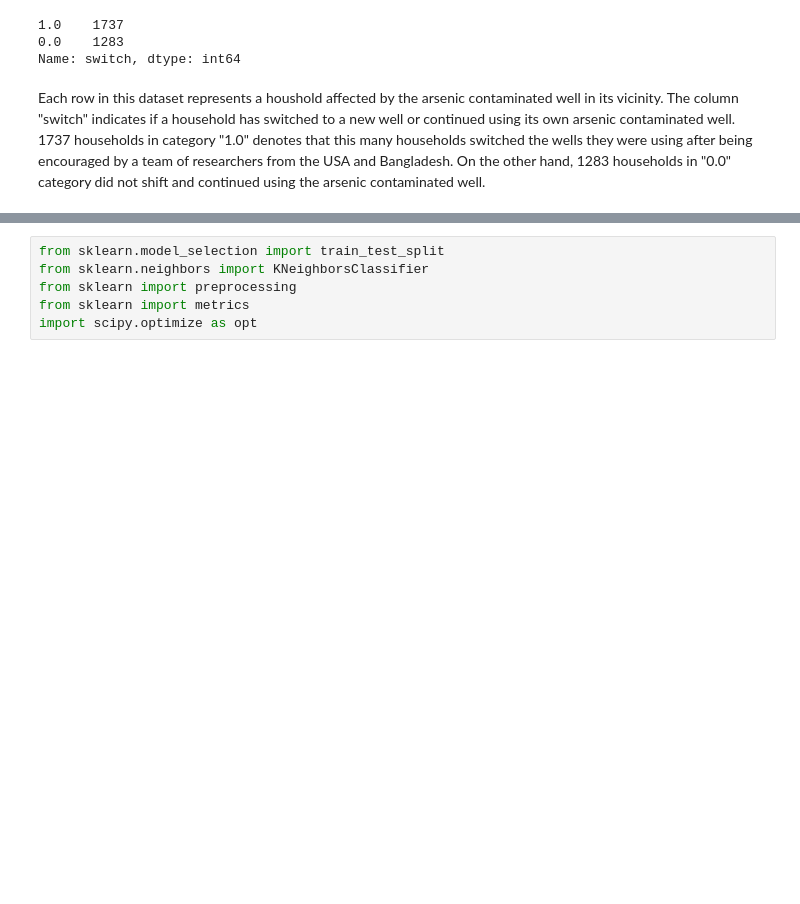
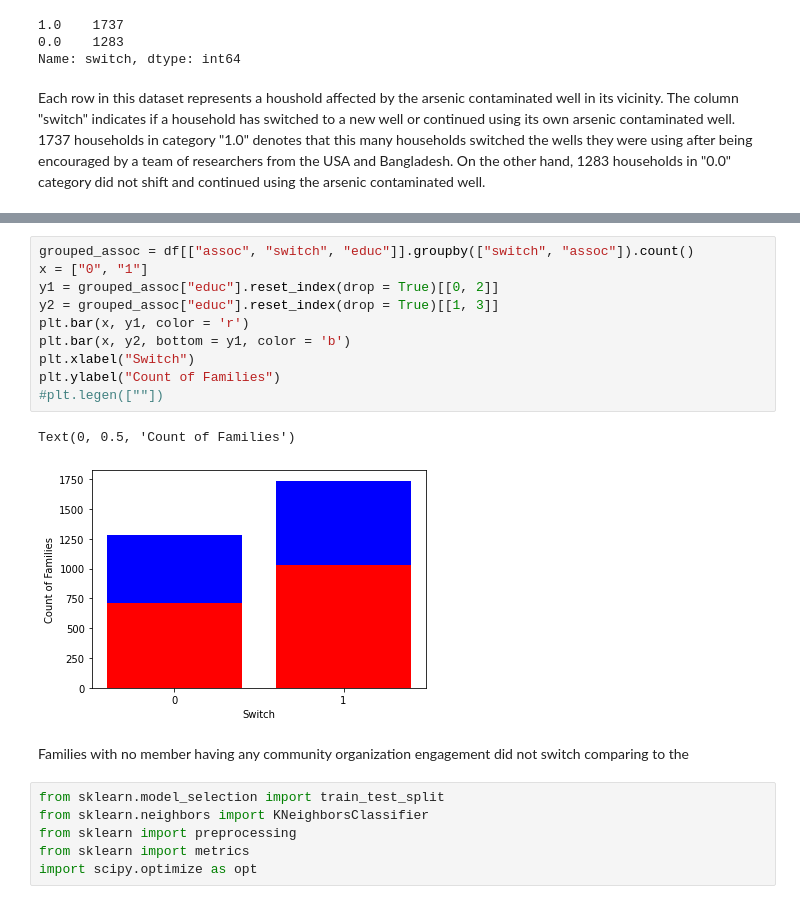
Before and after one commit to afinoor/evaluating-machine-learning-models-to-reduce-arsenic-poisoning, a Jupyter notebook: Using_machine_learning_to_aid_initiatives_to_reduce_arsenic_poisoning.ipynb, the cells around one changed output, grey strips where cells are left out. Cells and saved outputs as stored; diff of their text form; blank space fills up the shorter version.

```diff
--- a/Using_machine_learning_to_aid_initiatives_to_reduce_arsenic_poisoning.ipynb
+++ b/Using_machine_learning_to_aid_initiatives_to_reduce_arsenic_poisoning.ipynb
@@ -97,3 +135,18 @@ plt.show()
+# %%
+grouped_assoc = df[["assoc", "switch", "educ"]].groupby(["switch", "assoc"]).count()
+x = ["0", "1"]
+y1 = grouped_assoc["educ"].reset_index(drop = True)[[0, 2]]
+y2 = grouped_assoc["educ"].reset_index(drop = True)[[1, 3]]
+plt.bar(x, y1, color = 'r')
+plt.bar(x, y2, bottom = y1, color = 'b')
+plt.xlabel("Switch")
+plt.ylabel("Count of Families")
+#plt.legen([""])
+# %% [output]
+Text(0, 0.5, 'Count of Families')
+[figure, added]
+# %% [markdown]
+Families with no member having any community organization engagement did not switch  comparing to the
 # %%
 from sklearn.model_selection import train_test_split
 from sklearn.neighbors import KNeighborsClassifier
```
Also changed, not shown: parts of 10 cells of this notebook.
